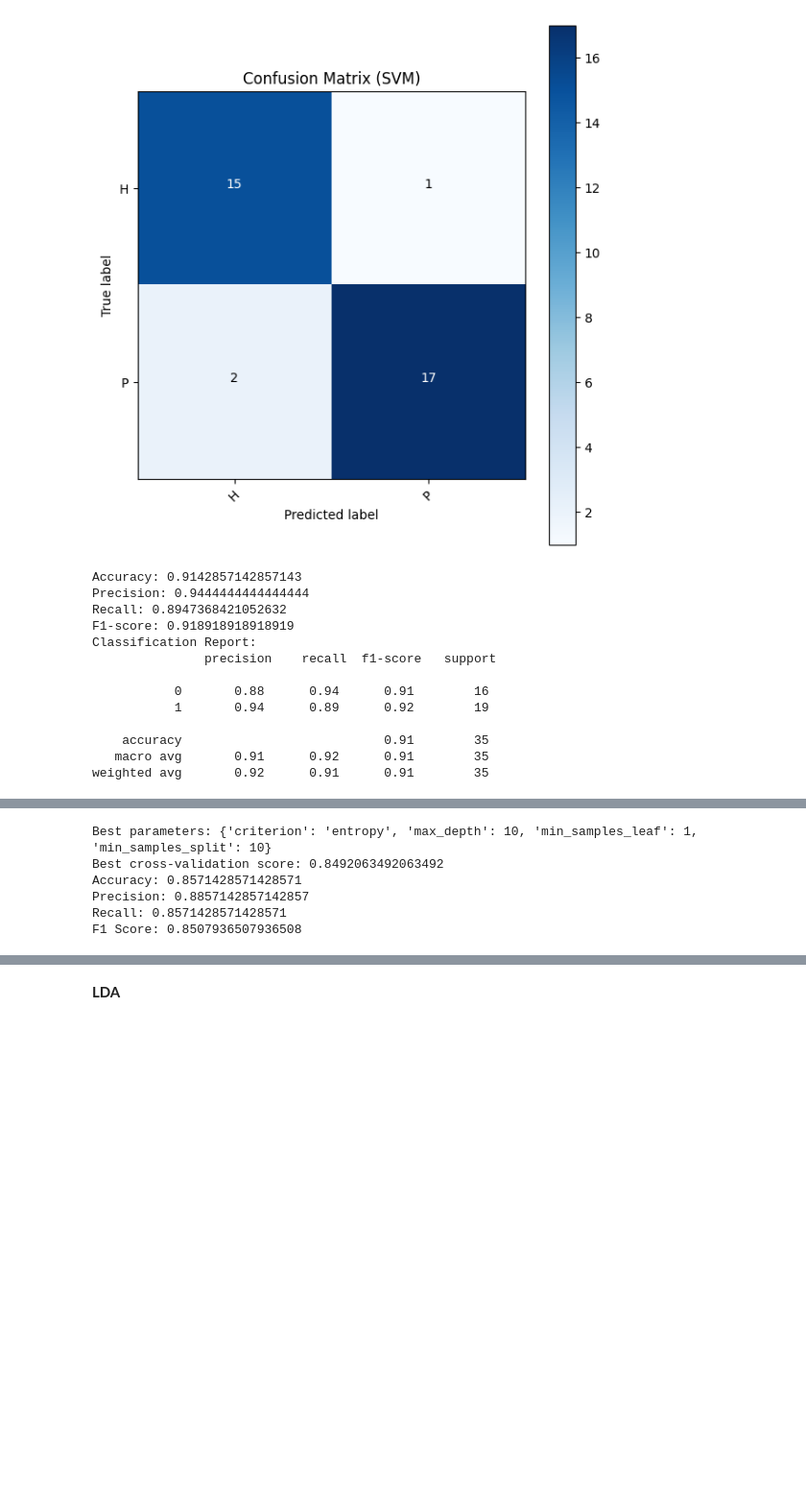
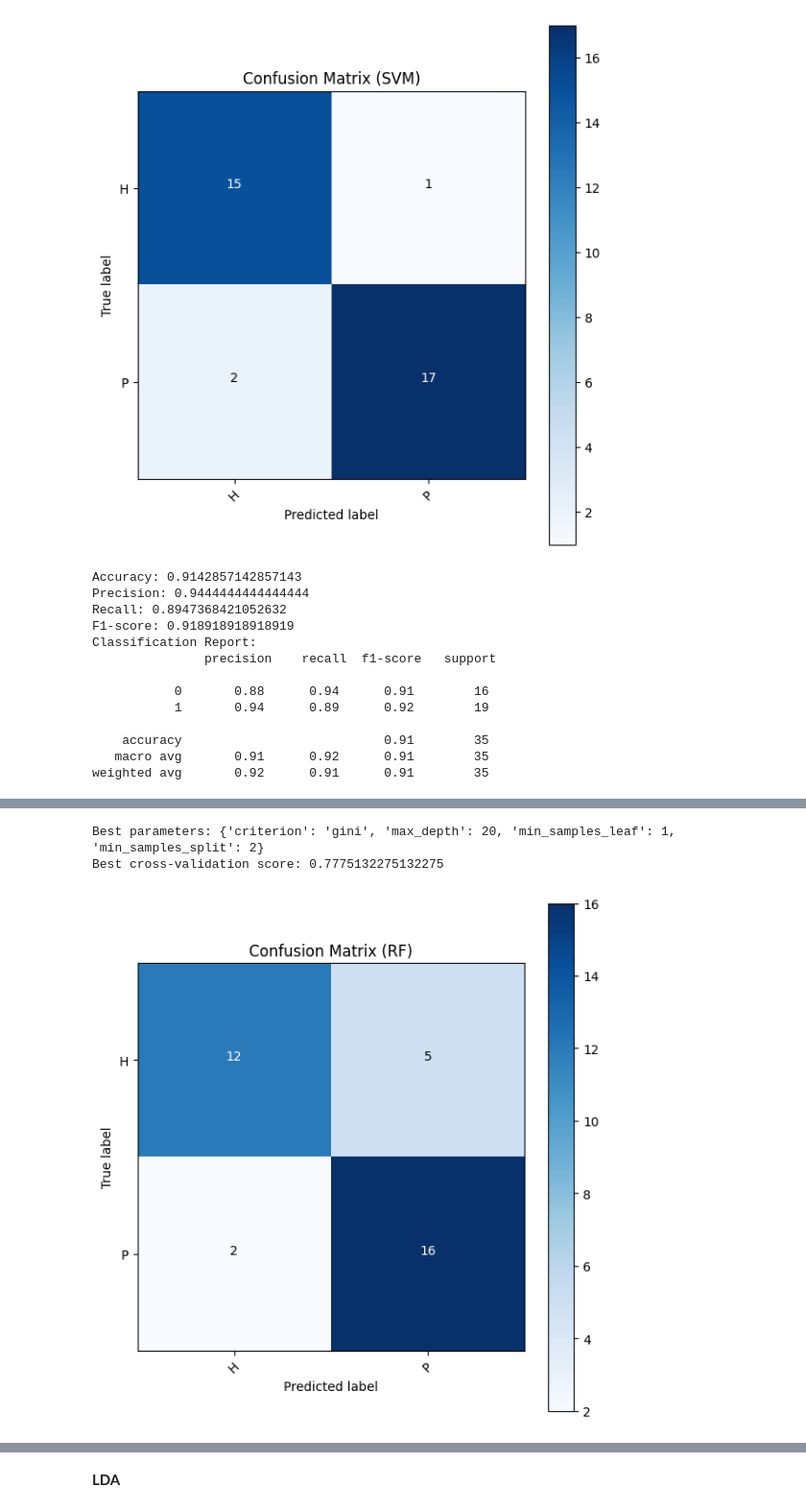
Before and after one commit to sagimum/Task-Wise-Prediction-of-AD-Using-ML-Methods, a Jupyter notebook: copy_task.ipynb, the cells around one changed output, grey strips where cells are left out. Shown at 96% size. Cells and saved outputs as stored; diff of their text form; code cells hidden in the pictures; blank space fills up the shorter version.

```diff
--- a/copy_task.ipynb
+++ b/copy_task.ipynb
@@ -191,13 +251,27 @@ F1 Score: 0.8576155027767932
 # %%
 from sklearn.tree import DecisionTreeClassifier
 
-np.random.seed(46)
+def set_seeds(seed=4):
+    np.random.seed(seed)
+    random.seed(seed)
+    tf.random.set_seed(seed)
+
+set_seeds()
 # Load the dataset (replace this with your actual data loading code)
 X = features
 y = label
 
+# Assuming y is your label column
+label_encoder = LabelEncoder()
+y_encoded = label_encoder.fit_transform(y)
+# Preprocessing: Scale features
+scaler = StandardScaler()
+scaled_features = scaler.fit_transform(features)
+
+# Splitting data into train and test sets
+X_train, X_test, y_train, y_test = train_test_split(scaled_features, y_encoded, test_size=0.2)
 # Split the data into training and testing sets
-X_train, X_test, y_train, y_test = train_test_split(X, y, test_size=0.2, random_state=42)
+# X_train, X_test, y_train, y_test = train_test_split(X, y, test_size=0.2, random_state=42)
 
 # Define the Decision Tree classifier
 dt = DecisionTreeClassifier()
@@ -205,43 +279,73 @@ dt = DecisionTreeClassifier()
 # Define the parameter grid to search
 param_grid = {
     'criterion': ['gini', 'entropy'],
     'max_depth': [None, 10, 20],
     'min_samples_split': [2, 5, 10],
     'min_samples_leaf': [1, 2, 4]
 }
 
 # Perform grid search with cross-validation to find the best parameters
 grid_search = GridSearchCV(estimator=dt, param_grid=param_grid, cv=5)
 grid_search.fit(X_train, y_train)
 
 # Get the best parameters and the best score
 best_params = grid_search.best_params_
 best_score = grid_search.best_score_
 
 print("Best parameters:", best_params)
 print("Best cross-validation score:", best_score)
 
 # Train a new Decision Tree classifier with the best parameters on the entire training data
 best_dt = DecisionTreeClassifier(**best_params)
 best_dt.fit(X_train, y_train)
 
-# Make predictions on the test set
+# Assuming you have a trained model and test data
 y_pred = best_dt.predict(X_test)
+y_pred_binary = (y_pred > 0.5).astype(int)  # Convert probabilities to binary predictions
 
-# Compute evaluation metrics
-accuracy = accuracy_score(y_test, y_pred)
-precision = precision_score(y_test, y_pred, average='weighted')
-recall = recall_score(y_test, y_pred, average='weighted')
-f1 = f1_score(y_test, y_pred, average='weighted')
+# Confusion Matrix
+cm = confusion_matrix(y_test, y_pred_binary)
 
+# Accuracy, Precision, Recall, F1-score
+accuracy = accuracy_score(y_test, y_pred_binary)
+precision = precision_score(y_test, y_pred_binary)
+recall = recall_score(y_test, y_pred_binary)
+f1 = f1_score(y_test, y_pred_binary)
+
+# Plot Confusion Matrix
+plt.figure(figsize=(6, 6))
+plt.imshow(cm, interpolation='nearest', cmap=plt.cm.Blues)
+plt.title('Confusion Matrix (RF)')
+plt.colorbar()
+tick_marks = np.arange(len(label_encoder.classes_))
+plt.xticks(tick_marks, label_encoder.classes_, rotation=45)
+plt.yticks(tick_marks, label_encoder.classes_)
+
+fmt = 'd'
+thresh = cm.max() / 2.
+for i, j in np.ndindex(cm.shape):
+    plt.text(j, i, format(cm[i, j], fmt), horizontalalignment="center",
+             color="white" if cm[i, j] > thresh else "black")
+
+plt.ylabel('True label')
+plt.xlabel('Predicted label')
+plt.tight_layout()
+plt.show()
+
+# Classification Report
+report = classification_report(y_test, y_pred_binary)
+print("Classification Report:\n", report)
+
+# # Calculate Sensitivity and Specificity
+# tn, fp, fn, tp = cm.ravel()
+# sensitivity = tp / (tp + fn)
+# specificity = tn / (tn + fp)
+# Print Performance Metrics
 print("Accuracy:", accuracy)
 print("Precision:", precision)
 print("Recall:", recall)
-print("F1 Score:", f1)
+print("F1-score:", f1)
 # %% [output]
-Best parameters: {'criterion': 'entropy', 'max_depth': 10, 'min_samples_leaf': 1, 'min_samples_split': 10}
-Best cross-validation score: 0.8492063492063492
-Accuracy: 0.8571428571428571
-Precision: 0.8857142857142857
-Recall: 0.8571428571428571
-F1 Score: 0.8507936507936508
+Best parameters: {'criterion': 'gini', 'max_depth': 20, 'min_samples_leaf': 1, 'min_samples_split': 2}
+Best cross-validation score: 0.7775132275132275
+[figure, added]
```
Also changed, not shown: parts of 13 cells of this notebook.
